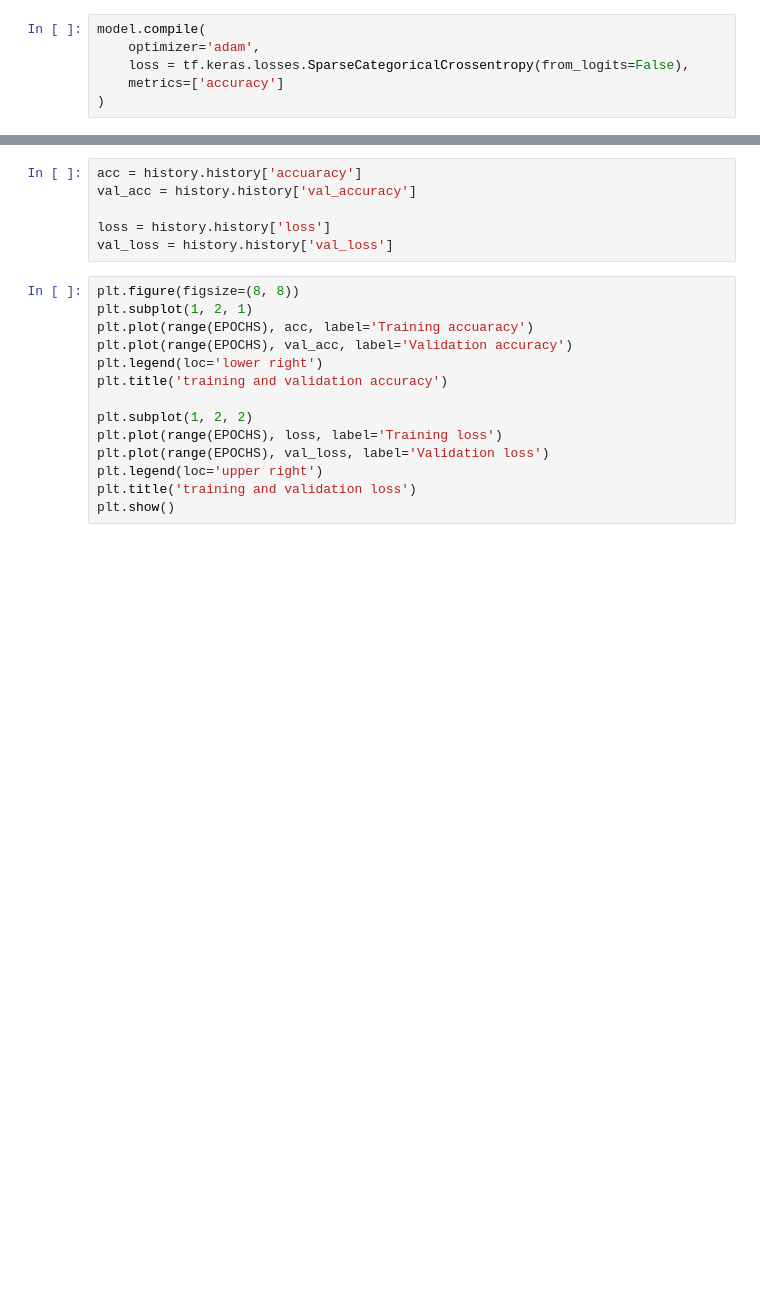
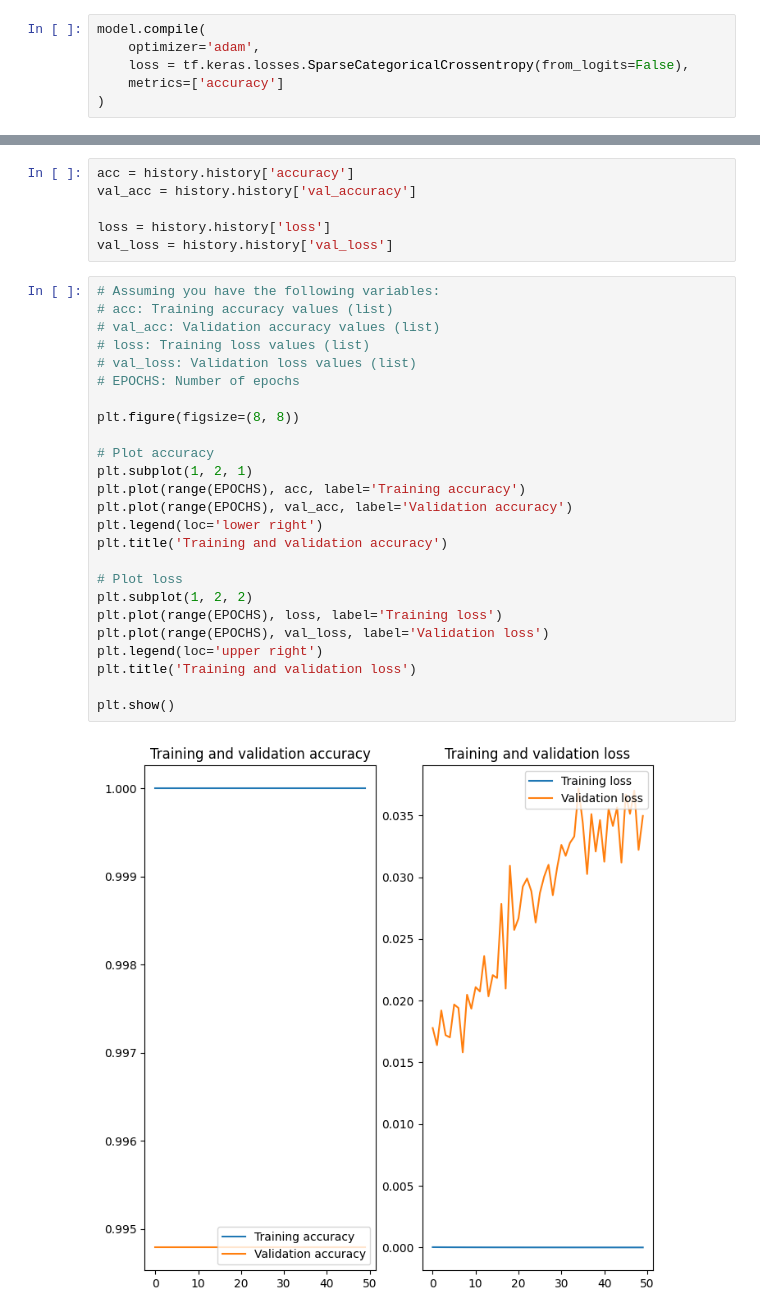
Before and after one commit to charang2003/potato-disease-classification, a Jupyter notebook: main.ipynb, the cells around one changed output, grey strips where cells are left out. Drawn from its saved outputs; the diff is of its cells as text; blank space fills up the shorter version.

Commit message:
added loss and accuracy plot

```diff
--- a/main.ipynb
+++ b/main.ipynb
@@ -234,23 +242,36 @@ history.history.keys()
 # %%
-acc = history.history['accuaracy']
+acc = history.history['accuracy']
 val_acc = history.history['val_accuracy']
 
 loss = history.history['loss']
 val_loss = history.history['val_loss']
 # %%
+# Assuming you have the following variables:
+# acc: Training accuracy values (list)
+# val_acc: Validation accuracy values (list)
+# loss: Training loss values (list)
+# val_loss: Validation loss values (list)
+# EPOCHS: Number of epochs
+
 plt.figure(figsize=(8, 8))
+
+# Plot accuracy
 plt.subplot(1, 2, 1)
-plt.plot(range(EPOCHS), acc, label='Training accuaracy')
+plt.plot(range(EPOCHS), acc, label='Training accuracy')
 plt.plot(range(EPOCHS), val_acc, label='Validation accuracy')
 plt.legend(loc='lower right')
-plt.title('training and validation accuracy')
+plt.title('Training and validation accuracy')
 
+# Plot loss
 plt.subplot(1, 2, 2)
 plt.plot(range(EPOCHS), loss, label='Training loss')
 plt.plot(range(EPOCHS), val_loss, label='Validation loss')
 plt.legend(loc='upper right')
-plt.title('training and validation loss')
+plt.title('Training and validation loss')
+
 plt.show()
+# %% [output]
+[figure, added]
 # %%
 for images_batch, labels_batch in test_ds.take(1):
     first_image = images_batch[0].numpy().astype('uint8')
```
Also changed, not shown: parts of 8 cells of this notebook.
